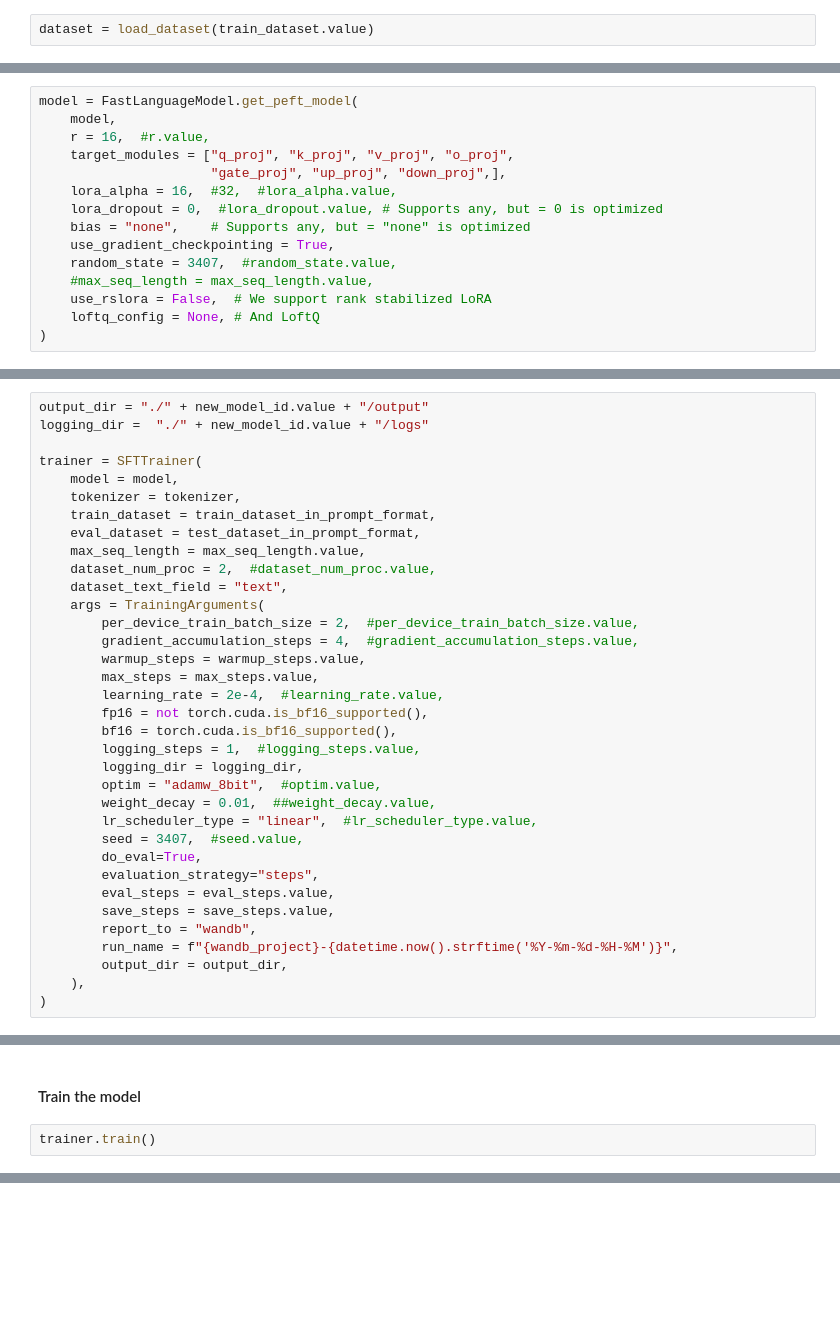
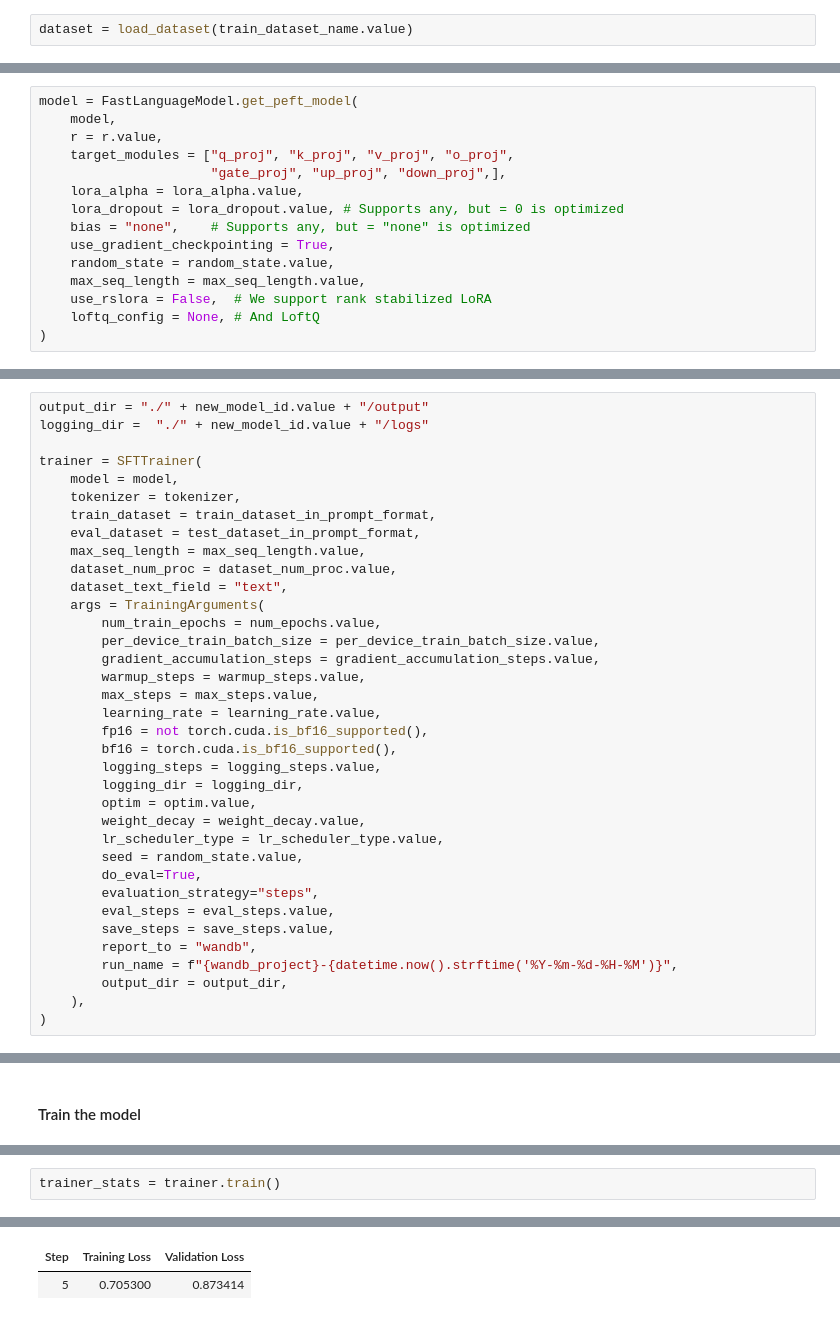
Before and after one commit to corticalstack/genai-playground, a Jupyter notebook: language/05-fine-tuning/auto-sloth/auto-sloth-sft.ipynb, the cells around one changed output, grey strips where cells are left out. Drawn from its saved outputs; the diff is of its cells as text; blank space fills up the shorter version.

```diff
--- a/language/05-fine-tuning/auto-sloth/auto-sloth-sft.ipynb
+++ b/language/05-fine-tuning/auto-sloth/auto-sloth-sft.ipynb
@@ -261,7 +256,7 @@ wandb: Currently logged in as: corticalstack (corticalstackteam). Use `wandb log
 # %% [markdown]
 ### Load dataset from the HuggingFace Hub
 # %%
-dataset = load_dataset(train_dataset.value)
+dataset = load_dataset(train_dataset_name.value)
 # %%
 # Split the dataset into training and testing sets
 train_test_split = dataset["train"].train_test_split(test_size=0.1)
@@ -352,15 +341,15 @@ In conclusion, the importance of physical education in schools cannot be oversta
 # %%
 model = FastLanguageModel.get_peft_model(
     model,
-    r = 16,  #r.value,
+    r = r.value,
     target_modules = ["q_proj", "k_proj", "v_proj", "o_proj",
                       "gate_proj", "up_proj", "down_proj",],
-    lora_alpha = 16,  #32,  #lora_alpha.value,
-    lora_dropout = 0,  #lora_dropout.value, # Supports any, but = 0 is optimized
+    lora_alpha = lora_alpha.value,
+    lora_dropout = lora_dropout.value, # Supports any, but = 0 is optimized
     bias = "none",    # Supports any, but = "none" is optimized
     use_gradient_checkpointing = True,
-    random_state = 3407,  #random_state.value,
-    #max_seq_length = max_seq_length.value,
+    random_state = random_state.value,
+    max_seq_length = max_seq_length.value,
     use_rslora = False,  # We support rank stabilized LoRA
     loftq_config = None, # And LoftQ
 )
@@ -380,22 +369,23 @@ trainer = SFTTrainer(
     train_dataset = train_dataset_in_prompt_format,
     eval_dataset = test_dataset_in_prompt_format,
     max_seq_length = max_seq_length.value,
-    dataset_num_proc = 2,  #dataset_num_proc.value,
+    dataset_num_proc = dataset_num_proc.value,
     dataset_text_field = "text",
     args = TrainingArguments(
-        per_device_train_batch_size = 2,  #per_device_train_batch_size.value,
-        gradient_accumulation_steps = 4,  #gradient_accumulation_steps.value,
+        num_train_epochs = num_epochs.value,
+        per_device_train_batch_size = per_device_train_batch_size.value,
+        gradient_accumulation_steps = gradient_accumulation_steps.value,
         warmup_steps = warmup_steps.value,
         max_steps = max_steps.value,
-        learning_rate = 2e-4,  #learning_rate.value,
+        learning_rate = learning_rate.value,
         fp16 = not torch.cuda.is_bf16_supported(),
         bf16 = torch.cuda.is_bf16_supported(),
-        logging_steps = 1,  #logging_steps.value,
+        logging_steps = logging_steps.value,
         logging_dir = logging_dir,
-        optim = "adamw_8bit",  #optim.value,
-        weight_decay = 0.01,  ##weight_decay.value,
-        lr_scheduler_type = "linear",  #lr_scheduler_type.value,
-        seed = 3407,  #seed.value,
+        optim = optim.value,
+        weight_decay = weight_decay.value,
+        lr_scheduler_type = lr_scheduler_type.value,
+        seed = random_state.value,
         do_eval=True,
         evaluation_strategy="steps",
         eval_steps = eval_steps.value,
@@ -408,4 +409,2 @@ trainer = SFTTrainer(
 # %% [markdown]
 #### Train the model
-# %%
-trainer.train()
@@ -423,0 +411,3 @@ KeyboardInterrupt:
+# %%
+trainer_stats = trainer.train()
+# %% [output]
@@ -423,0 +421,2 @@ KeyboardInterrupt:
+| Step | Training Loss | Validation Loss |
+| 5 | 0.705300 | 0.873414 |
```
Also changed, not shown: parts of 17 cells of this notebook.
